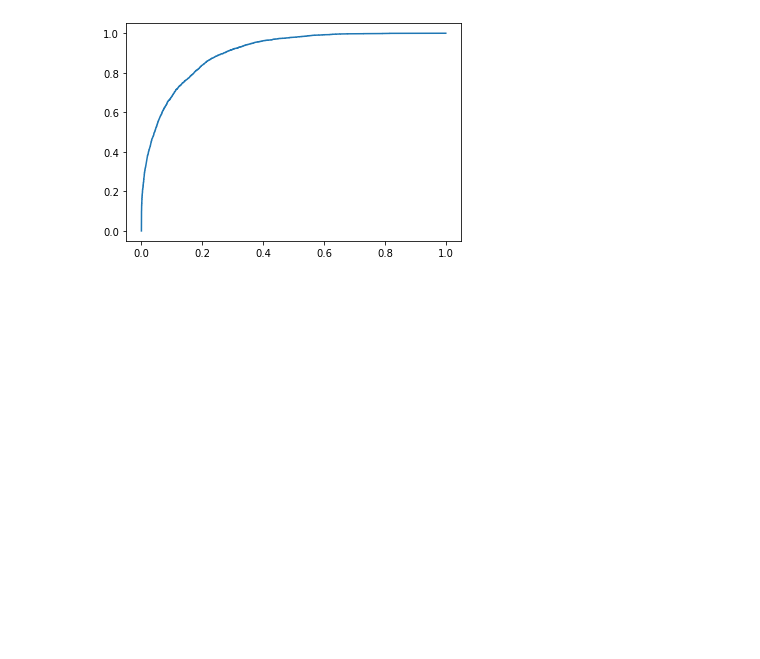
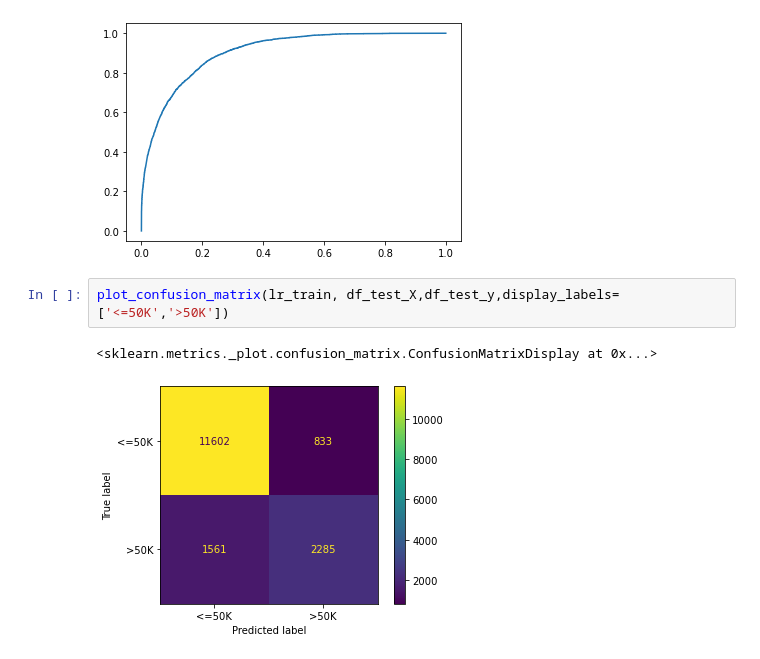
Before and after one commit to luismoralesphysics/Aunalytics_DA_assessment, a Jupyter notebook: prediction.ipynb, the cells around one changed output. Drawn from its saved outputs; the diff is of its cells as text; blank space fills up the shorter version.

Commit message:
Plot confusion matrix

```diff
--- a/prediction.ipynb
+++ b/prediction.ipynb
@@ -99,3 +99,8 @@ plt.plot(false_positive_r,true_positive_r)
 plt.show()
 # %% [output]
 [figure]
+# %%
+plot_confusion_matrix(lr_train, df_test_X,df_test_y,display_labels=['<=50K','>50K'])
+# %% [output]
+<sklearn.metrics._plot.confusion_matrix.ConfusionMatrixDisplay at 0x...>
+[figure, added]
```
Also changed, not shown: parts of 1 cell of this notebook.
